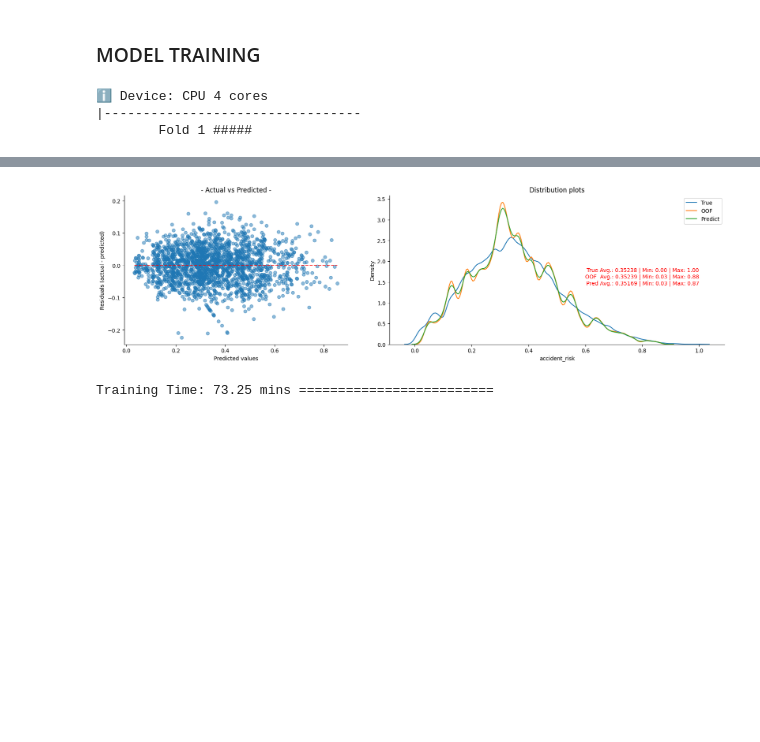
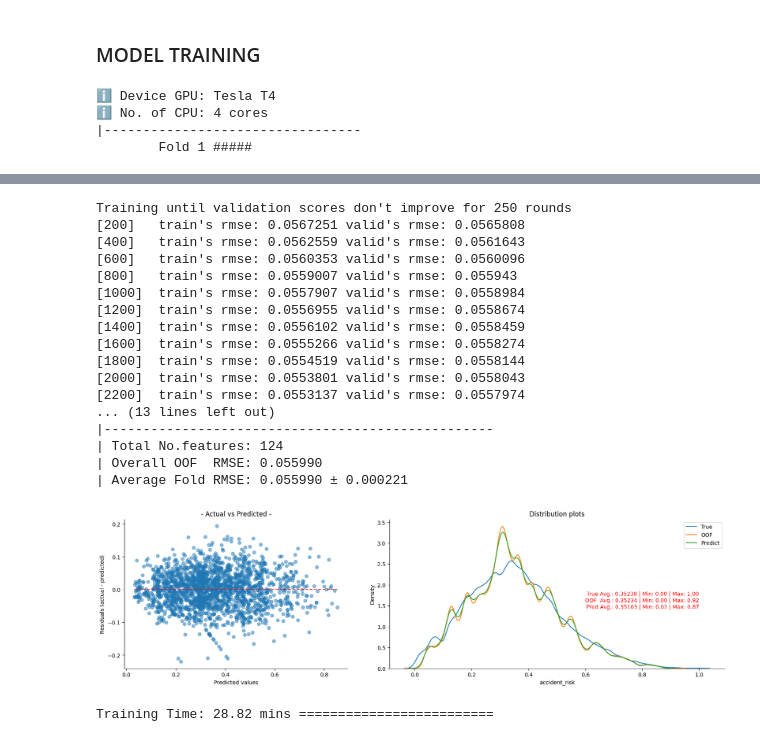
Before and after one commit to coded-sly/s5e10-Road-Accident-Risk, a Jupyter notebook: s5e10-lgbm-meta.ipynb, the cells around one changed output, grey strips where cells are left out. Drawn from its saved outputs; the diff is of its cells as text; code cells hidden in the pictures; blank space fills up the shorter version.

Commit message:
Kaggle Notebook | S5E10-LGBM-meta | GOSS-residuals

```diff
--- a/s5e10-lgbm-meta.ipynb
+++ b/s5e10-lgbm-meta.ipynb
@@ -200,7 +283,7 @@ Merging 13 features: road_type, num_lanes, curvature, speed_limit, lighting, wea
 # %%
 ## -- Factorize using combined data --
 for c in CATS:
-    combined = pd.concat([train[c], test[c]], axis=0)
+    combined = pd.concat([train[c], test[c]], axis=0, ignore_index=True)
     combined = combined.factorize()[0]
     train[c] = combined[:len(train)]
     test[c]  = combined[len(train):]
@@ -257,8 +335,8 @@ plt.show()
 # %%
-# -- Pairwise combinations --
+## -- Pairwise combinations --
 TE2 = []
 # COLS = [c for c in FEATURES if c not in BINARY_COLS]
-for c in tqdm(list(combinations(FEATURES+BINS, 2)), desc="Creating Pairwise"):
+for c in tqdm(list(combinations(FEATURES, 2)), desc="Creating Pairwise"):
     n = f'TE2_'+'-|-'.join(c)
     train[n] = train[c[0]].astype(str) + '_' + train[c[1]].astype(str)
     test[n]  = test[c[0]].astype(str) + '_' + test[c[1]].astype(str)
@@ -269,7 +347,7 @@ for c in tqdm(list(combinations(FEATURES+BINS, 2)), desc="Creating Pairwise"):
     TE2.append(n)
 # %%
 ## -- Triplewise combinations --
-TOP_PREDICTORS = ['meta','curvature','lighting','speed_limit','weather','num_reported_accidents']
+TOP_PREDICTORS = ['base_score', 'curvature','lighting','speed_limit','weather','num_reported_accidents']
 TE3 = []
 for c in tqdm(list(combinations(TOP_PREDICTORS, 3)), desc="Creating Triplewise"):
     n = f'TE3_'+'-|-'.join(c)
@@ -314,9 +403,6 @@ train.shape, test.shape
 ### MODEL TRAINING
 # %%
 ## -- DEFINE TRAINING PARAMETERS --
-def rmse(y_true, y_pred):
-    return np.sqrt(mean_squared_error(y_true.values, y_pred))
-
 # params = dict( # Bagging -
 #     data_sample_strategy = "bagging",
 #     bagging_fraction = 0.8,
@@ -329,7 +415,7 @@ def rmse(y_true, y_pred):
 #     metric = "rmse",
 #     verbose = -1,
 #     n_jobs = -1,
-#     device_type = "cpu",
+#     device_type = "gpu",
 # )
 
 params = dict( # Goss -
@@ -344,7 +430,7 @@ params = dict( # Goss -
     n_jobs = -1,
     objective = "regression",
     metric = "rmse",
-    device_type = "cpu",
+    device_type = "gpu",
 )
 # %%
 ## -- DEFINE TRAINING PARAMETERS --
@@ -366,7 +452,7 @@ y = train[TARGET]
 
 FOLDS = 7
 kf = KFold(n_splits=FOLDS, shuffle=True, random_state=SEED)
-rand_seeds = np.ceil(np.linspace(SEED, 2005, FOLDS)).astype(int)
+rand_seeds = np.ceil(np.linspace(3, 911, FOLDS)).astype(int)
 
 ## -- Initiate Training --
 tik = time()
@@ -384,7 +470,7 @@ for fold, (t_idx, v_idx) in enumerate(kf.split(X)):
     ## -- Target Encoding --
     for col in tqdm(TE2+TE3, desc="Target Encoding", leave=False):
         if torch.cuda.is_available(): # -> GPU
-            TE_enc = cuTE(n_folds=5, smooth=5, split_method='random')
+            TE_enc = cuTE(n_folds=5, smooth=0.1, split_method='random')
         else: # -> CPU
             TE_enc = sciTE(cv=5, smooth=10, random_state=SEED)
             # TE_enc = ceTE(cols=[col], smoothing=5)
@@ -398,10 +484,22 @@ for fold, (t_idx, v_idx) in enumerate(kf.split(X)):
 
     params['seed'] = rand_seeds[fold]
 
-    # -- Create Pool objects --
-    dtrain = lgb.Dataset(data=X_train_enc, label=y_train, categorical_feature=CATS)
-    dval   = lgb.Dataset(data=X_val_enc, label=y_val, reference=dtrain, categorical_feature=CATS)
-    dtest  = lgb.Dataset(data=test_enc, reference=dtrain, categorical_feature=CATS)
+    ## -- Create Pool objects --
+    dtrain = lgb.Dataset(
+        data=X_train_enc,
+        label=y_train,
+        init_score=X_train_enc["base_score"].values,
+        categorical_feature=CATS)
+    dval = lgb.Dataset(
+        data=X_val_enc,
+        label=y_val,
+        reference=dtrain,
+        init_score=X_val_enc["base_score"].values,
+        categorical_feature=CATS)
+    dtest = lgb.Dataset(
+        data=test_enc,
+        init_score=test_enc["base_score"].values,
+        categorical_feature=CATS)
 
     model = lgb.train(
                 params,
@@ -409,16 +507,16 @@ for fold, (t_idx, v_idx) in enumerate(kf.split(X)):
                 num_boost_round=20000,
                 valid_sets=[dtrain, dval],
                 valid_names=["train", "valid"],
-                callbacks=[lgb.early_stopping(stopping_rounds=300),
+                callbacks=[lgb.early_stopping(stopping_rounds=250),
                            lgb.log_evaluation(period=200)],
     )
     y_pred = model.predict(X_val_enc, num_iteration=model.best_iteration)
-    oof_preds[v_idx] = np.clip(y_pred, 0, 1)
+    oof_preds[v_idx] = np.clip(y_pred+X_val_enc["base_score"].values, 0, 1)
     predictions = model.predict(test_enc, num_iteration=model.best_iteration)
-    test_preds += np.clip(predictions, 0, 1) / FOLDS
+    test_preds += np.clip(predictions+test_enc["base_score"].values, 0, 1) / FOLDS
 
     ## -- Compute RMSE for validation fold --
-    fold_rmse = rmse(y_val, y_pred)
+    fold_rmse = rmse(y_val, y_pred+X_val_enc["base_score"].values)
     fold_scores.append(fold_rmse)
     print(f"\t{COLOR}RMSE Score: {fold_rmse:.6f}{RESET}")
 
@@ -462,7 +560,7 @@ plt.legend()
 plt.tight_layout()
 plt.show()
 
-name = f"lgbGOSS_" + f"{overall_score:.6f}".split('.')[1]
+name = f"lgbGres_" + f"{overall_score:.6f}".split('.')[1]
 oof_final  = pd.DataFrame(oof_preds, columns=[name])
 test_final = pd.DataFrame(test_preds, columns=[name])
 
@@ -470,6 +568,7 @@ tok = time()
 tiktok = (tok-tik)/60
 print(f"Training Time: {tiktok:.2f} mins {'='*25}")
 # %% [output]
-ℹ️ Device: CPU 4 cores
+ℹ️ Device GPU: Tesla T4
+ℹ️ No. of CPU: 4 cores
 |---------------------------------
         Fold 1 #####
@@ -598,5 +694,22 @@ Training until validation scores don't improve for 300 rounds
+Training until validation scores don't improve for 250 rounds
+[200]   train's rmse: 0.0567251 valid's rmse: 0.0565808
+[400]   train's rmse: 0.0562559 valid's rmse: 0.0561643
+[600]   train's rmse: 0.0560353 valid's rmse: 0.0560096
+[800]   train's rmse: 0.0559007 valid's rmse: 0.055943
+[1000]  train's rmse: 0.0557907 valid's rmse: 0.0558984
+[1200]  train's rmse: 0.0556955 valid's rmse: 0.0558674
+[1400]  train's rmse: 0.0556102 valid's rmse: 0.0558459
+[1600]  train's rmse: 0.0555266 valid's rmse: 0.0558274
+[1800]  train's rmse: 0.0554519 valid's rmse: 0.0558144
+[2000]  train's rmse: 0.0553801 valid's rmse: 0.0558043
+[2200]  train's rmse: 0.0553137 valid's rmse: 0.0557974
+... (13 lines left out)
+|--------------------------------------------------
+| Total No.features: 124
+| Overall OOF  RMSE: 0.055990
+| Average Fold RMSE: 0.055990 ± 0.000221
-[figure, old version]
+[figure, new version]
-Training Time: 73.25 mins =========================
+Training Time: 28.82 mins =========================
 # %%
 X_train_enc.info()
 # %% [output]
```
Also changed, not shown: parts of 20 cells of this notebook.
